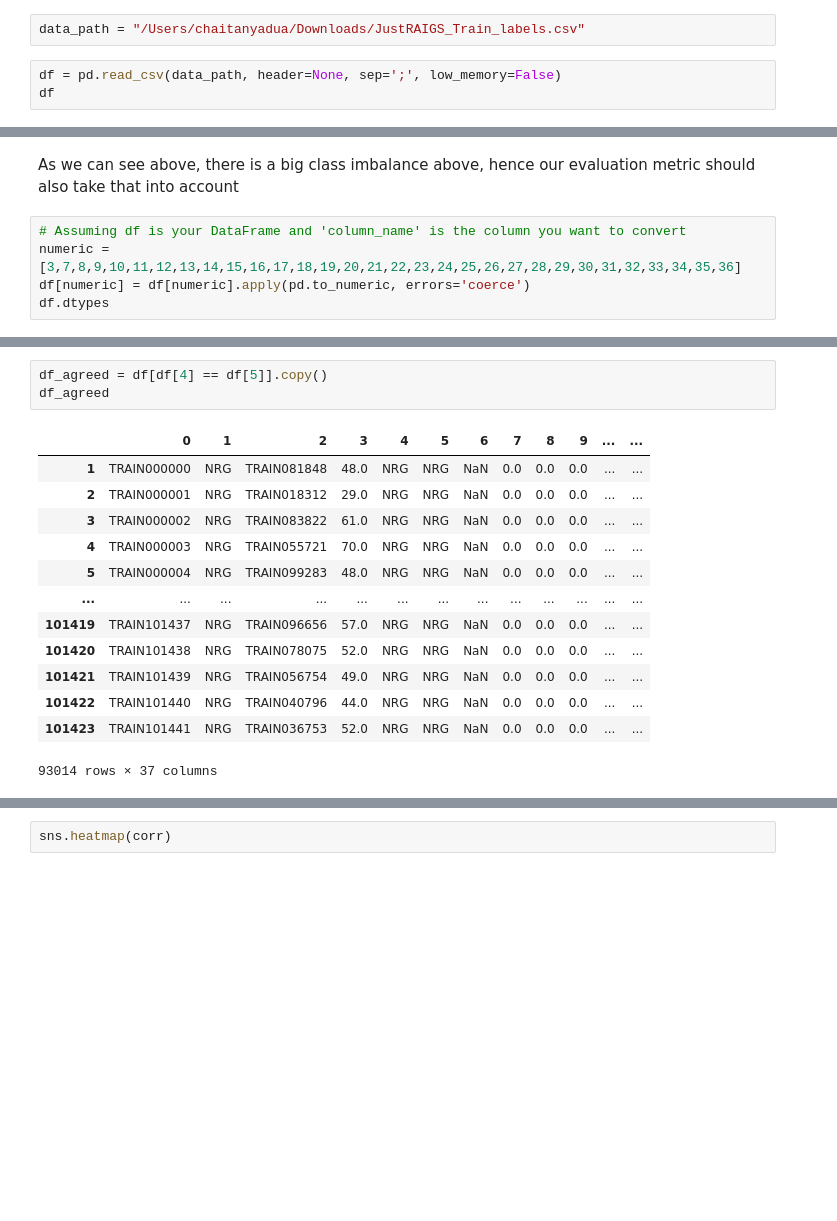
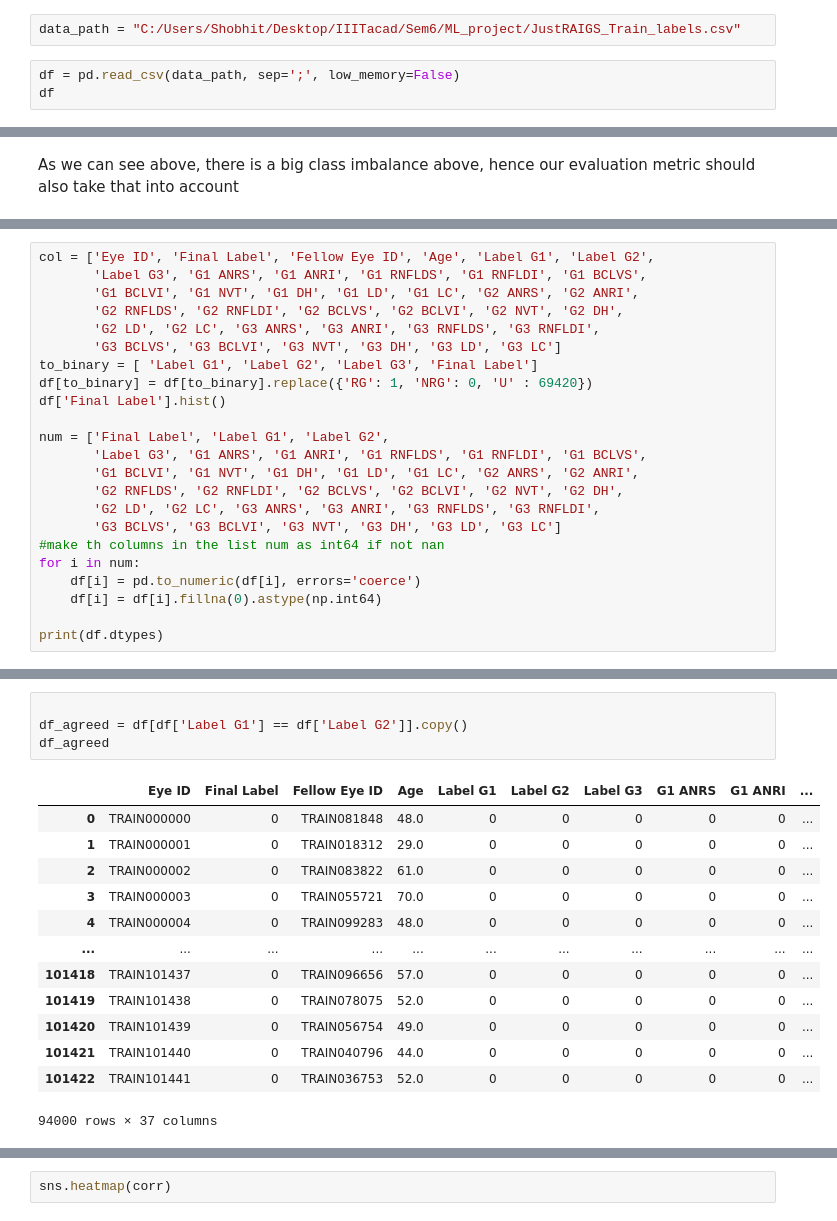
Before and after one commit to ChaitanyaDua/JustRAIGS_ML, a Jupyter notebook: Project_ML.ipynb, the cells around one changed output, grey strips where cells are left out. Drawn from its saved outputs; the diff is of its cells as text; blank space fills up the shorter version.

```diff
--- a/Project_ML.ipynb
+++ b/Project_ML.ipynb
@@ -5,8 +5,8 @@ import numpy as np
 import matplotlib.pyplot as plt
 import seaborn as sns
 # %%
-data_path = "/Users/chaitanyadua/Downloads/JustRAIGS_Train_labels.csv"
+data_path = "C:/Users/Shobhit/Desktop/IIITacad/Sem6/ML_project/JustRAIGS_Train_labels.csv"
 # %%
-df = pd.read_csv(data_path, header=None, sep=';', low_memory=False)
+df = pd.read_csv(data_path, sep=';', low_memory=False)
 df
 # %% [output]
@@ -31,8 +31,3 @@ display(plt.show())
 None
 # %% [markdown]
 As we can see above, there is a big class imbalance above, hence our evaluation metric should also take that into account
-# %%
-# Assuming df is your DataFrame and 'column_name' is the column you want to convert
-numeric = [3,7,8,9,10,11,12,13,14,15,16,17,18,19,20,21,22,23,24,25,26,27,28,29,30,31,32,33,34,35,36]
-df[numeric] = df[numeric].apply(pd.to_numeric, errors='coerce')
-df.dtypes
@@ -56,0 +34,23 @@ dtype: object
+# %%
+col = ['Eye ID', 'Final Label', 'Fellow Eye ID', 'Age', 'Label G1', 'Label G2',
+       'Label G3', 'G1 ANRS', 'G1 ANRI', 'G1 RNFLDS', 'G1 RNFLDI', 'G1 BCLVS',
+       'G1 BCLVI', 'G1 NVT', 'G1 DH', 'G1 LD', 'G1 LC', 'G2 ANRS', 'G2 ANRI',
+       'G2 RNFLDS', 'G2 RNFLDI', 'G2 BCLVS', 'G2 BCLVI', 'G2 NVT', 'G2 DH',
+       'G2 LD', 'G2 LC', 'G3 ANRS', 'G3 ANRI', 'G3 RNFLDS', 'G3 RNFLDI',
+       'G3 BCLVS', 'G3 BCLVI', 'G3 NVT', 'G3 DH', 'G3 LD', 'G3 LC']
+to_binary = [ 'Label G1', 'Label G2', 'Label G3', 'Final Label']
+df[to_binary] = df[to_binary].replace({'RG': 1, 'NRG': 0, 'U' : 69420})
+df['Final Label'].hist()
+
+num = ['Final Label', 'Label G1', 'Label G2',
+       'Label G3', 'G1 ANRS', 'G1 ANRI', 'G1 RNFLDS', 'G1 RNFLDI', 'G1 BCLVS',
+       'G1 BCLVI', 'G1 NVT', 'G1 DH', 'G1 LD', 'G1 LC', 'G2 ANRS', 'G2 ANRI',
+       'G2 RNFLDS', 'G2 RNFLDI', 'G2 BCLVS', 'G2 BCLVI', 'G2 NVT', 'G2 DH',
+       'G2 LD', 'G2 LC', 'G3 ANRS', 'G3 ANRI', 'G3 RNFLDS', 'G3 RNFLDI',
+       'G3 BCLVS', 'G3 BCLVI', 'G3 NVT', 'G3 DH', 'G3 LD', 'G3 LC']
+#make th columns in the list num as int64 if not nan
+for i in num:
+    df[i] = pd.to_numeric(df[i], errors='coerce')
+    df[i] = df[i].fillna(0).astype(np.int64)
+
+print(df.dtypes)
@@ -57,17 +76,18 @@ dtype: object
 # %%
-df_agreed = df[df[4] == df[5]].copy()
+
+df_agreed = df[df['Label G1'] == df['Label G2']].copy()
 df_agreed
 # %% [output]
-|  | 0 | 1 | 2 | 3 | 4 | 5 | 6 | 7 | 8 | 9 | ... | ... |
-| 1 | TRAIN000000 | NRG | TRAIN081848 | 48.0 | NRG | NRG | NaN | 0.0 | 0.0 | 0.0 | ... | ... |
-| 2 | TRAIN000001 | NRG | TRAIN018312 | 29.0 | NRG | NRG | NaN | 0.0 | 0.0 | 0.0 | ... | ... |
-| 3 | TRAIN000002 | NRG | TRAIN083822 | 61.0 | NRG | NRG | NaN | 0.0 | 0.0 | 0.0 | ... | ... |
-| 4 | TRAIN000003 | NRG | TRAIN055721 | 70.0 | NRG | NRG | NaN | 0.0 | 0.0 | 0.0 | ... | ... |
-| 5 | TRAIN000004 | NRG | TRAIN099283 | 48.0 | NRG | NRG | NaN | 0.0 | 0.0 | 0.0 | ... | ... |
-| ... | ... | ... | ... | ... | ... | ... | ... | ... | ... | ... | ... | ... |
-| 101419 | TRAIN101437 | NRG | TRAIN096656 | 57.0 | NRG | NRG | NaN | 0.0 | 0.0 | 0.0 | ... | ... |
-| 101420 | TRAIN101438 | NRG | TRAIN078075 | 52.0 | NRG | NRG | NaN | 0.0 | 0.0 | 0.0 | ... | ... |
-| 101421 | TRAIN101439 | NRG | TRAIN056754 | 49.0 | NRG | NRG | NaN | 0.0 | 0.0 | 0.0 | ... | ... |
-| 101422 | TRAIN101440 | NRG | TRAIN040796 | 44.0 | NRG | NRG | NaN | 0.0 | 0.0 | 0.0 | ... | ... |
-| 101423 | TRAIN101441 | NRG | TRAIN036753 | 52.0 | NRG | NRG | NaN | 0.0 | 0.0 | 0.0 | ... | ... |
+|  | Eye ID | Final Label | Fellow Eye ID | Age | Label G1 | Label G2 | Label G3 | G1 ANRS | G1 ANRI | ... |
+| 0 | TRAIN000000 | 0 | TRAIN081848 | 48.0 | 0 | 0 | 0 | 0 | 0 | ... |
+| 1 | TRAIN000001 | 0 | TRAIN018312 | 29.0 | 0 | 0 | 0 | 0 | 0 | ... |
+| 2 | TRAIN000002 | 0 | TRAIN083822 | 61.0 | 0 | 0 | 0 | 0 | 0 | ... |
+| 3 | TRAIN000003 | 0 | TRAIN055721 | 70.0 | 0 | 0 | 0 | 0 | 0 | ... |
+| 4 | TRAIN000004 | 0 | TRAIN099283 | 48.0 | 0 | 0 | 0 | 0 | 0 | ... |
+| ... | ... | ... | ... | ... | ... | ... | ... | ... | ... | ... |
+| 101418 | TRAIN101437 | 0 | TRAIN096656 | 57.0 | 0 | 0 | 0 | 0 | 0 | ... |
+| 101419 | TRAIN101438 | 0 | TRAIN078075 | 52.0 | 0 | 0 | 0 | 0 | 0 | ... |
+| 101420 | TRAIN101439 | 0 | TRAIN056754 | 49.0 | 0 | 0 | 0 | 0 | 0 | ... |
+| 101421 | TRAIN101440 | 0 | TRAIN040796 | 44.0 | 0 | 0 | 0 | 0 | 0 | ... |
+| 101422 | TRAIN101441 | 0 | TRAIN036753 | 52.0 | 0 | 0 | 0 | 0 | 0 | ... |
-93014 rows × 37 columns
+94000 rows × 37 columns
```
Also changed, not shown: parts of 10 cells of this notebook, 1 other file.
